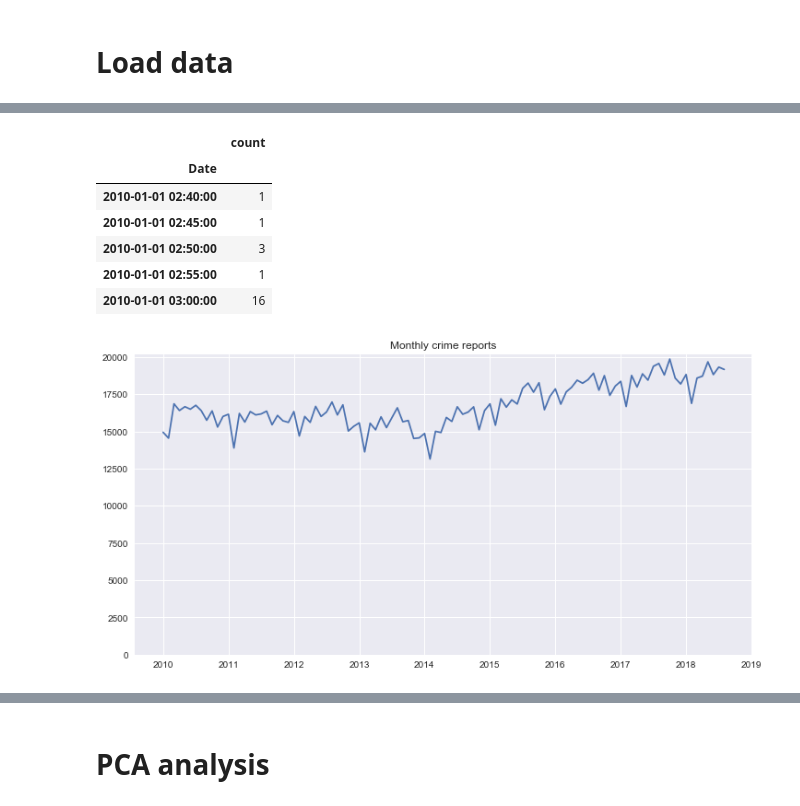
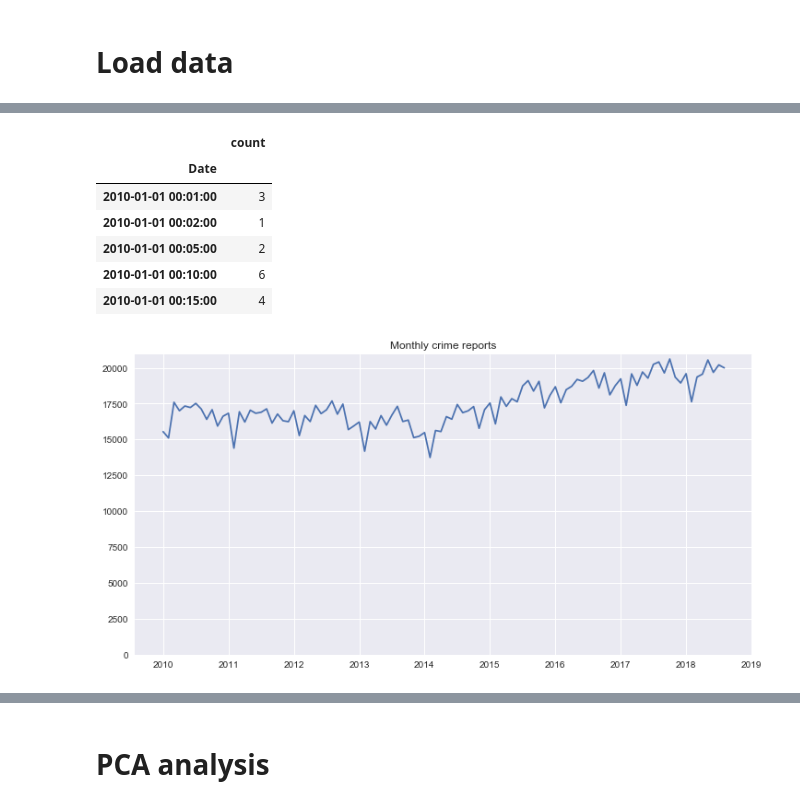
Before and after one commit to caheredia/chicago_crime_data, a Jupyter notebook: 2018-09-30 Chicago_Crime.ipynb, the cells around one changed output, grey strips where cells are left out. Drawn from its saved outputs; the diff is of its cells as text; code cells hidden in the pictures.

Commit message:
fixed padding on timestamp

```diff
--- a/2018-09-30 Chicago_Crime.ipynb
+++ b/2018-09-30 Chicago_Crime.ipynb
@@ -23 +29,4 @@ Number of observations: 1,752,311
+# %%
+# converts time to timestamps and dconvert
+data = convert_time(data)
 # %%
@@ -38,19 +47,20 @@ data_time.head()
 # %% [output]
 |  | count |
 | Date |  |
-| 2010-01-01 02:40:00 | 1 |
-| 2010-01-01 02:45:00 | 1 |
-| 2010-01-01 02:50:00 | 3 |
-| 2010-01-01 02:55:00 | 1 |
-| 2010-01-01 03:00:00 | 16 |
+| 2010-01-01 00:01:00 | 3 |
+| 2010-01-01 00:02:00 | 1 |
+| 2010-01-01 00:05:00 | 2 |
+| 2010-01-01 00:10:00 | 6 |
+| 2010-01-01 00:15:00 | 4 |
 # %%
-fig, ax = plt.subplots(1, 1, figsize=(12,6))
+fig, ax = plt.subplots(1, 1, figsize=(12, 6))
 title = 'Monthly crime reports'
-data_time[data_time.index<='2018-09-01'].resample('M').sum().plot(ax=ax, legend=None, title = title );
-plt.ylim(0,None)
-plt.xlabel('');
+data_time[data_time.index <=
+          '2018-09-01'].resample('M').sum().plot(ax=ax, legend=None, title=title)
+plt.ylim(0, None)
+plt.xlabel('')
 # %% [output]
-[figure, old version]
+[figure, new version]
 # %%
 pivoted = data_time.pivot_table('count', index=data_time.index.floor('1min').time, columns=data_time.index.date, fill_value=0)
 pivoted.head()
```
Also changed, not shown: parts of 15 cells of this notebook, 1 other file.
